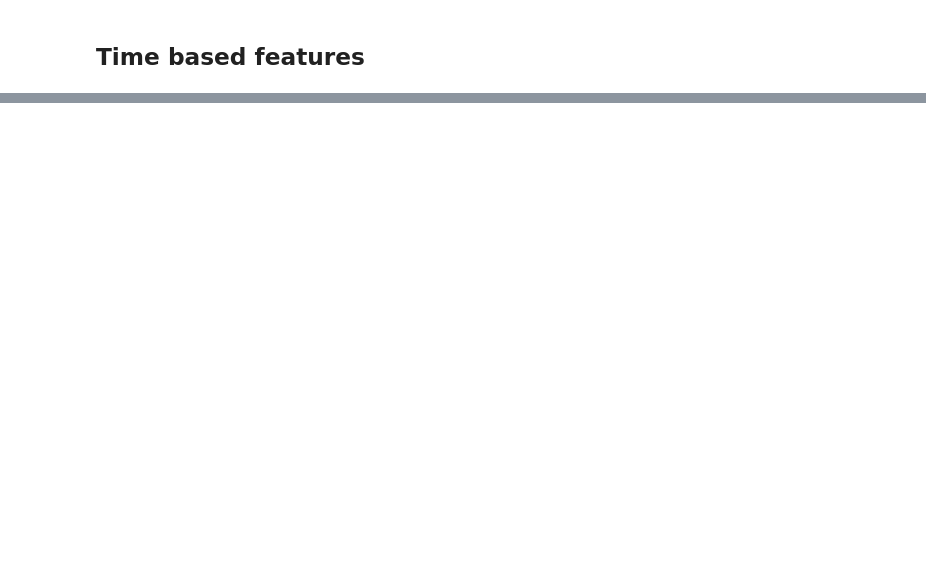
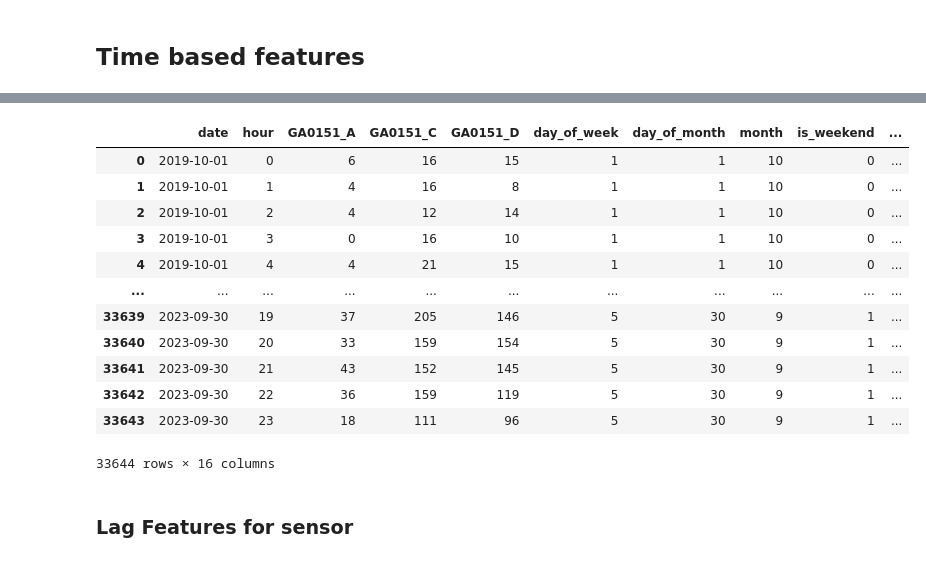
Before and after one commit to PranavPhatak/Urban-Traffic-Flow-Prediction, a Jupyter notebook: backend/Features/Feature_Engineering.ipynb, the cells around one changed output, grey strips where cells are left out. Cells and saved outputs as stored; diff of their text form; code cells hidden in the pictures; blank space fills up the shorter version.

```diff
--- a/backend/Features/Feature_Engineering.ipynb
+++ b/backend/Features/Feature_Engineering.ipynb
@@ -22,0 +45,27 @@ df['is_weekend'] = (df['date'] >= 5).astype(int)
+# %%
+df['hour_sin'] = np.sin(2 * np.pi * df['hour'] / 24)
+df['hour_cos'] = np.cos(2 * np.pi * df['hour'] / 24)
+
+df['day_sin'] = np.sin(2 * np.pi * df['day_of_week'] / 7)
+df['day_cos'] = np.cos(2 * np.pi * df['day_of_week'] / 7)
+
+df['month_sin'] = np.sin(2 * np.pi * df['month'] / 12)
+df['month_cos'] = np.cos(2 * np.pi * df['month'] / 12)
+# %%
+df
+# %% [output]
+|  | date | hour | GA0151_A | GA0151_C | GA0151_D | day_of_week | day_of_month | month | is_weekend | ... |
+| 0 | 2019-10-01 | 0 | 6 | 16 | 15 | 1 | 1 | 10 | 0 | ... |
+| 1 | 2019-10-01 | 1 | 4 | 16 | 8 | 1 | 1 | 10 | 0 | ... |
+| 2 | 2019-10-01 | 2 | 4 | 12 | 14 | 1 | 1 | 10 | 0 | ... |
+| 3 | 2019-10-01 | 3 | 0 | 16 | 10 | 1 | 1 | 10 | 0 | ... |
+| 4 | 2019-10-01 | 4 | 4 | 21 | 15 | 1 | 1 | 10 | 0 | ... |
+| ... | ... | ... | ... | ... | ... | ... | ... | ... | ... | ... |
+| 33639 | 2023-09-30 | 19 | 37 | 205 | 146 | 5 | 30 | 9 | 1 | ... |
+| 33640 | 2023-09-30 | 20 | 33 | 159 | 154 | 5 | 30 | 9 | 1 | ... |
+| 33641 | 2023-09-30 | 21 | 43 | 152 | 145 | 5 | 30 | 9 | 1 | ... |
+| 33642 | 2023-09-30 | 22 | 36 | 159 | 119 | 5 | 30 | 9 | 1 | ... |
+| 33643 | 2023-09-30 | 23 | 18 | 111 | 96 | 5 | 30 | 9 | 1 | ... |
+33644 rows × 16 columns
+# %% [markdown]
+### Lag Features for sensor
```
Also changed, not shown: parts of 9 cells of this notebook.
